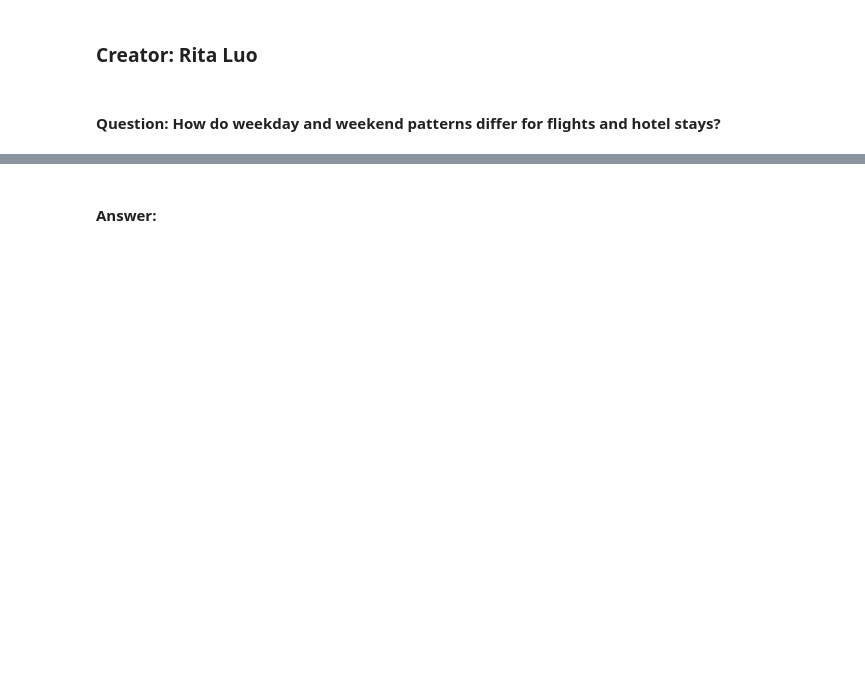
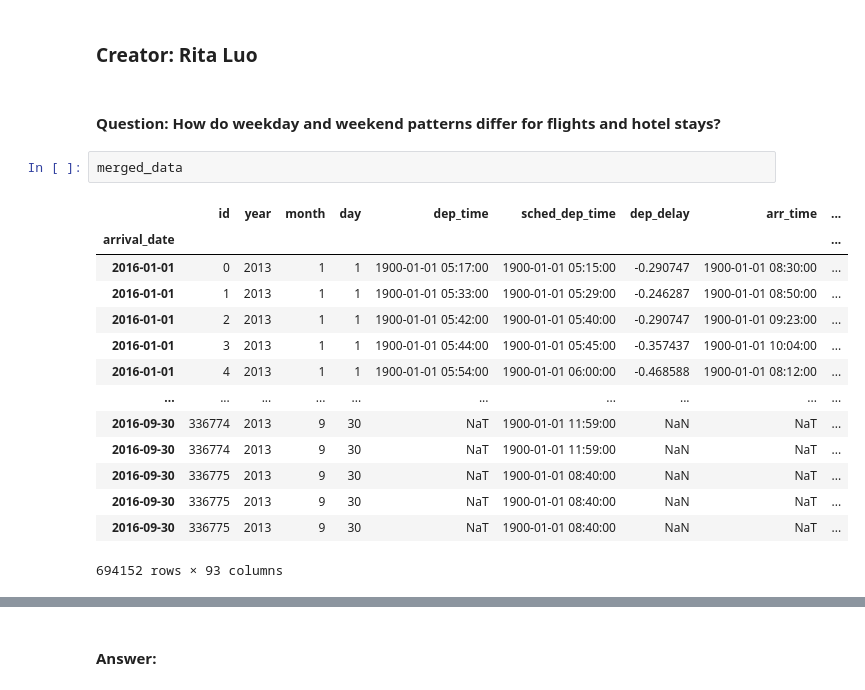
Before and after one commit to ConorJones05/STOR320_Final, a Jupyter notebook: EDA Template.ipynb, the cells around one changed output, grey strips where cells are left out. Drawn from its saved outputs; the diff is of its cells as text; blank space fills up the shorter version.

```diff
--- a/EDA Template.ipynb
+++ b/EDA Template.ipynb
@@ -354,3 +354,20 @@ Each plot should be followed by a paragraph of explanation and observation.
 ### Creator: Rita Luo
 # %% [markdown]
 #### Question: How do weekday and weekend patterns differ for flights and hotel stays?
+# %%
+merged_data
+# %% [output]
+|  | id | year | month | day | dep_time | sched_dep_time | dep_delay | arr_time | ... |
+| arrival_date |  |  |  |  |  |  |  |  | ... |
+| 2016-01-01 | 0 | 2013 | 1 | 1 | 1900-01-01 05:17:00 | 1900-01-01 05:15:00 | -0.290747 | 1900-01-01 08:30:00 | ... |
+| 2016-01-01 | 1 | 2013 | 1 | 1 | 1900-01-01 05:33:00 | 1900-01-01 05:29:00 | -0.246287 | 1900-01-01 08:50:00 | ... |
+| 2016-01-01 | 2 | 2013 | 1 | 1 | 1900-01-01 05:42:00 | 1900-01-01 05:40:00 | -0.290747 | 1900-01-01 09:23:00 | ... |
+| 2016-01-01 | 3 | 2013 | 1 | 1 | 1900-01-01 05:44:00 | 1900-01-01 05:45:00 | -0.357437 | 1900-01-01 10:04:00 | ... |
+| 2016-01-01 | 4 | 2013 | 1 | 1 | 1900-01-01 05:54:00 | 1900-01-01 06:00:00 | -0.468588 | 1900-01-01 08:12:00 | ... |
+| ... | ... | ... | ... | ... | ... | ... | ... | ... | ... |
+| 2016-09-30 | 336774 | 2013 | 9 | 30 | NaT | 1900-01-01 11:59:00 | NaN | NaT | ... |
+| 2016-09-30 | 336774 | 2013 | 9 | 30 | NaT | 1900-01-01 11:59:00 | NaN | NaT | ... |
+| 2016-09-30 | 336775 | 2013 | 9 | 30 | NaT | 1900-01-01 08:40:00 | NaN | NaT | ... |
+| 2016-09-30 | 336775 | 2013 | 9 | 30 | NaT | 1900-01-01 08:40:00 | NaN | NaT | ... |
+| 2016-09-30 | 336775 | 2013 | 9 | 30 | NaT | 1900-01-01 08:40:00 | NaN | NaT | ... |
+694152 rows × 93 columns
```
Also changed, not shown: parts of 5 cells of this notebook.
